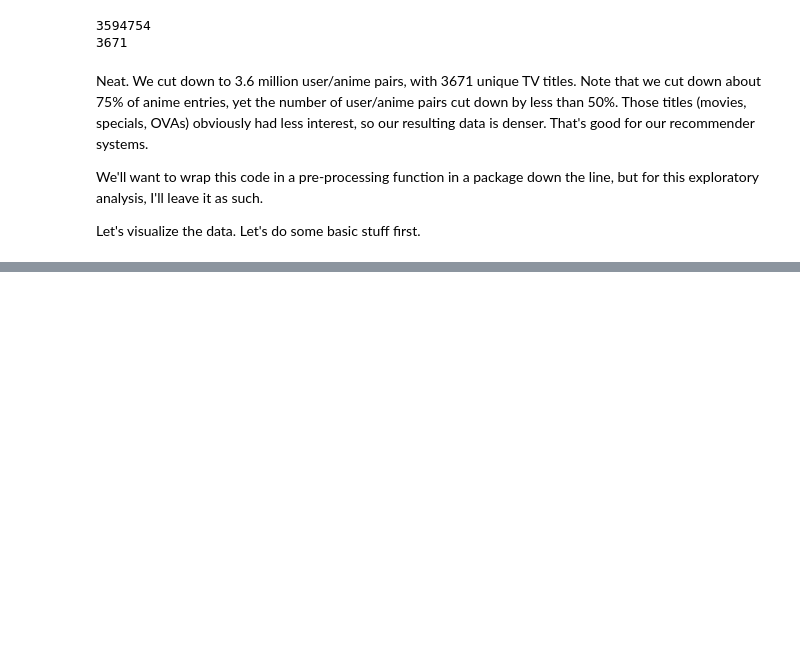
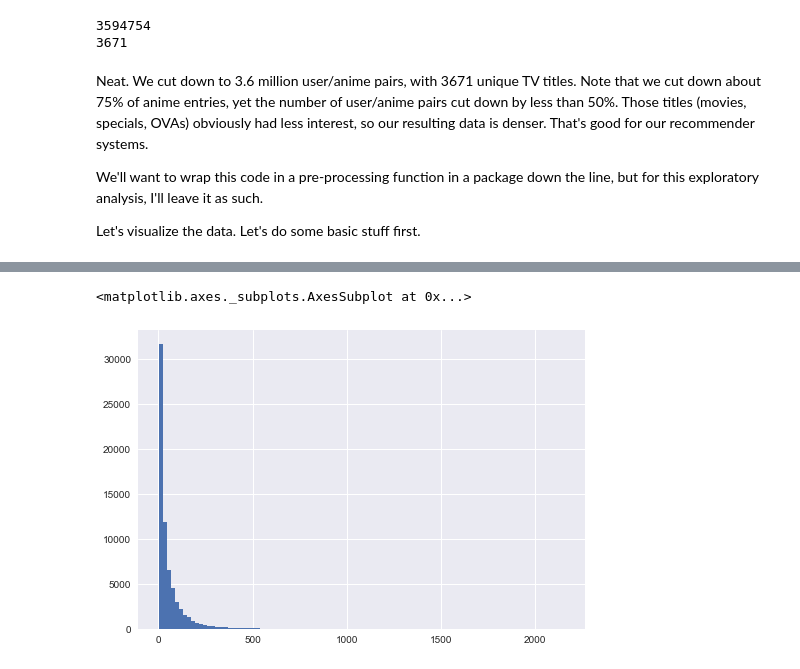
Before and after one commit to vishaalprasad/AnimeRecommendation, a Jupyter notebook: exploration.ipynb, the cells around one changed output, grey strips where cells are left out. Drawn from its saved outputs; the diff is of its cells as text; code cells hidden in the pictures; blank space fills up the shorter version.

```diff
--- a/exploration.ipynb
+++ b/exploration.ipynb
@@ -93,0 +129,5 @@ The data is skewed left, but not significantly so. The mean and median are very
+# %%
+users.user_id.value_counts().hist(bins=100)
+# %% [output]
+<matplotlib.axes._subplots.AxesSubplot at 0x...>
+[figure, added]
```
Also changed, not shown: parts of 11 cells of this notebook.
